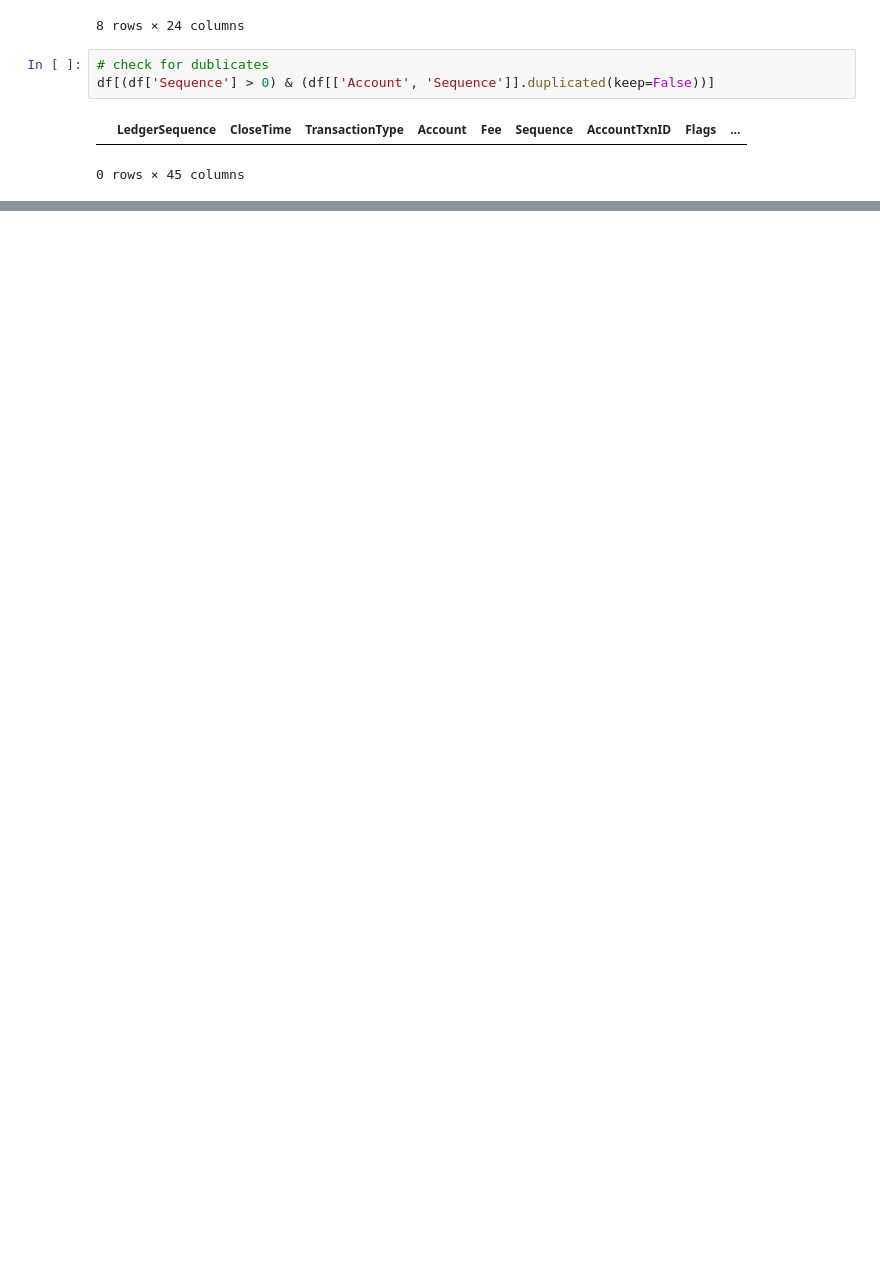
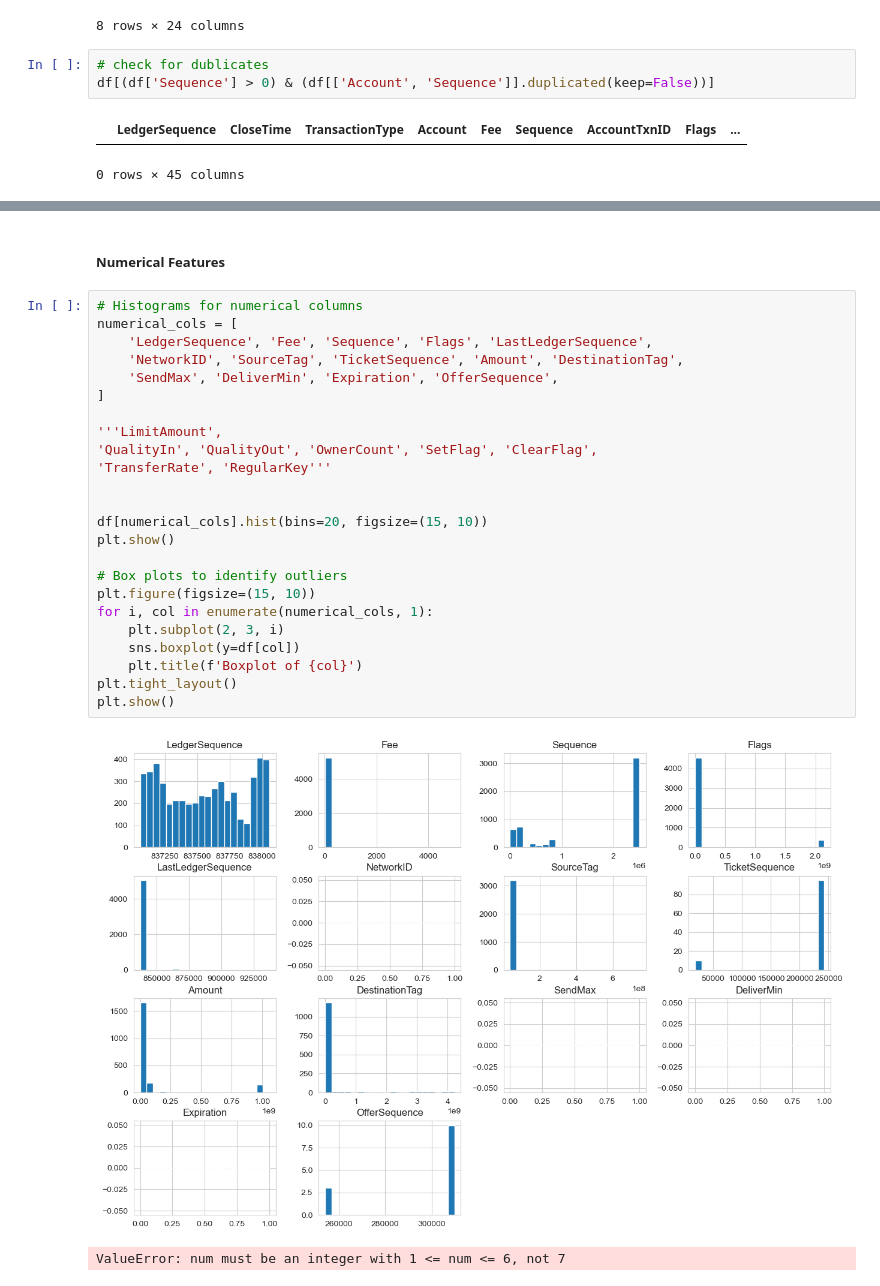
Before and after one commit to xxnado/XRP-Ledger-Analytics, a Jupyter notebook: PreProcessing.ipynb, the cells around one changed output, grey strips where cells are left out. Saved outputs shown, nothing was run; the diff lists cells and outputs as text; blank space fills up the shorter version.

```diff
--- a/PreProcessing.ipynb
+++ b/PreProcessing.ipynb
@@ -378,0 +427,29 @@ dtype: float64
+# %% [markdown]
+##### Numerical Features
+# %%
+# Histograms for numerical columns
+numerical_cols = [
+    'LedgerSequence', 'Fee', 'Sequence', 'Flags', 'LastLedgerSequence',
+    'NetworkID', 'SourceTag', 'TicketSequence', 'Amount', 'DestinationTag',
+    'SendMax', 'DeliverMin', 'Expiration', 'OfferSequence',
+]
+
+'''LimitAmount',
+'QualityIn', 'QualityOut', 'OwnerCount', 'SetFlag', 'ClearFlag',
+'TransferRate', 'RegularKey'''
+
+
+df[numerical_cols].hist(bins=20, figsize=(15, 10))
+plt.show()
+
+# Box plots to identify outliers
+plt.figure(figsize=(15, 10))
+for i, col in enumerate(numerical_cols, 1):
+    plt.subplot(2, 3, i)
+    sns.boxplot(y=df[col])
+    plt.title(f'Boxplot of {col}')
+plt.tight_layout()
+plt.show()
+# %% [output]
+[figure, added]
+ValueError: num must be an integer with 1 <= num <= 6, not 7
```
Also changed, not shown: parts of 32 cells of this notebook.
